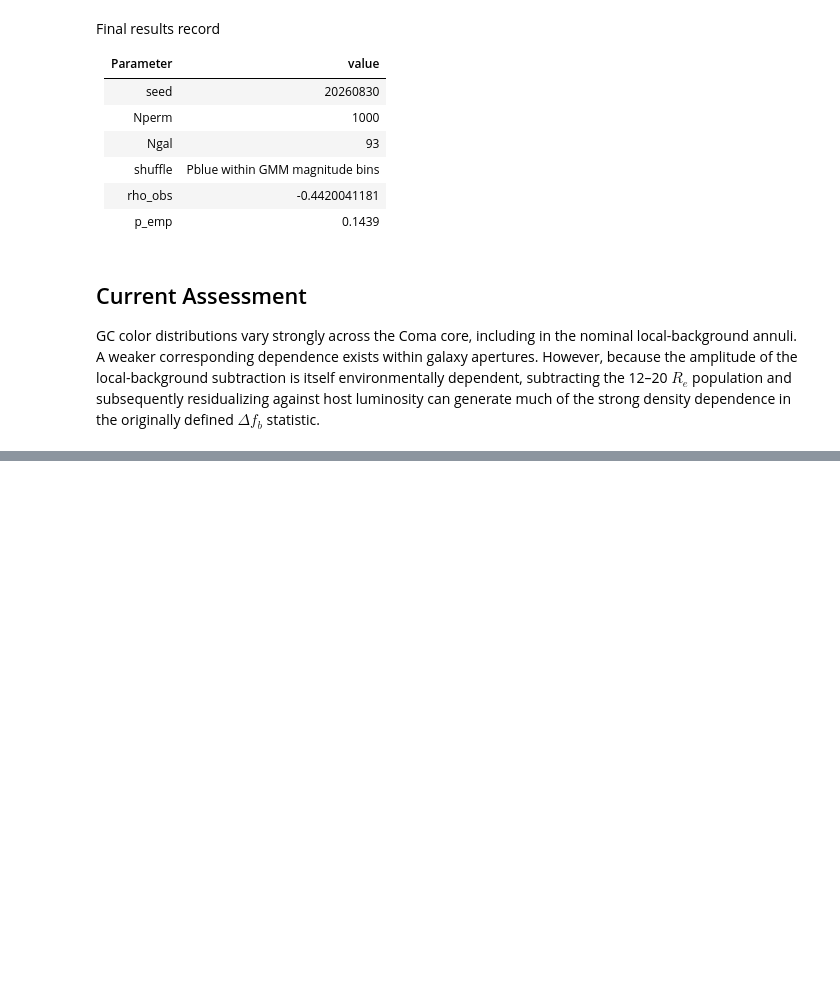
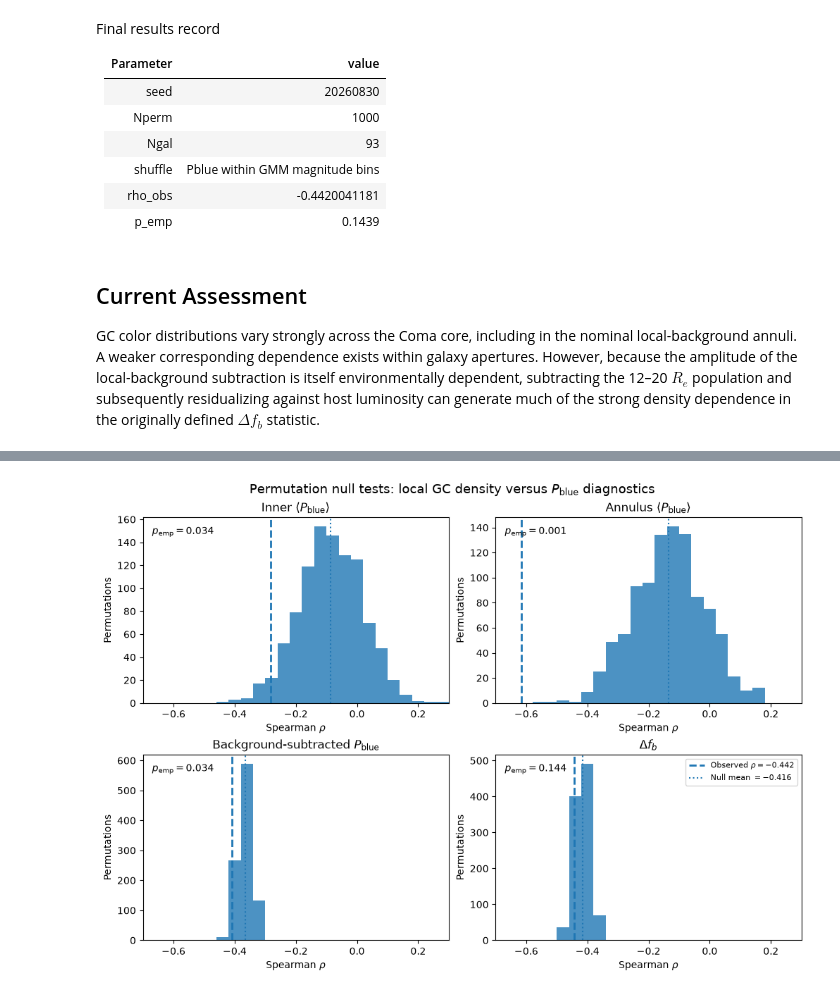
Before and after one commit to Pommers/Coma-GCS-colors, a Jupyter notebook: spatial_pblue_null_test.ipynb, the cells around one changed output, grey strips where cells are left out. Drawn from its saved outputs; the diff is of its cells as text; code cells hidden in the pictures; blank space fills up the shorter version.

Commit message:
Included Permutation null figure
Also fixed previous progression to add multiple permutation records during run.

```diff
--- a/spatial_pblue_null_test.ipynb
+++ b/spatial_pblue_null_test.ipynb
@@ -1129,9 +1126,19 @@ test_perm = evaluate_pblue_assignment(
     cfg,
 )
 
-print(f"N        = {test_perm['N']}")
-print(f"rho_perm = {test_perm['rho']:+.4f}")
-print(f"p_perm   = {test_perm['p']:.3g}")
+pairs = [
+    ("Inner",          "rho_inner",   "p_inner"),
+    ("Annulus",        "rho_annulus", "p_annulus"),
+    ("Bg-subtracted",  "rho_bgsub",   "p_bgsub"),
+    ("Delta f_b",      "rho_delta",   "p_delta"),
+]
+
+for label, rho_key, p_key in pairs:
+    print(
+        f"{label:15s}: "
+        f"rho={test_perm[rho_key]:+.4f}  "
+        f"p={test_perm[p_key]:.3g}"
+    )
 # %% [output]
 Finite Pblue: 21834 21834
 Multiset preserved: True
@@ -1224,4 +1287,6 @@ for i in tqdm(range(N_PERM), desc="Permutations"):
 # %%
+rho_null = null_df["rho_delta"]
+
 print(f"N perm       = {len(rho_null)}")
 print(f"mean         = {np.mean(rho_null):+.4f}")
 print(f"median       = {np.median(rho_null):+.4f}")
@@ -1374,0 +1442,72 @@ GC color distributions vary strongly across the Coma core, including in the nomi
+# %%
+import matplotlib.pyplot as plt
+import numpy as np
+
+observed = {
+    "rho_inner":   -0.2823,
+    "rho_annulus": -0.6167,
+    "rho_bgsub":   -0.4084,
+    "rho_delta":   -0.4420,
+}
+
+labels = {
+    "rho_inner":   r"Inner $\langle P_{\rm blue}\rangle$",
+    "rho_annulus": r"Annulus $\langle P_{\rm blue}\rangle$",
+    "rho_bgsub":   r"Background-subtracted $P_{\rm blue}$",
+    "rho_delta":   r"$\Delta f_b$",
+}
+
+fig, axes = plt.subplots(2, 2, figsize=(10, 7), constrained_layout=True)
+
+for ax, col in zip(axes.flat, observed):
+
+    vals = null_df[col].to_numpy()
+    rho_obs = observed[col]
+
+    n_extreme = np.sum(vals <= rho_obs)
+    p_emp = (n_extreme + 1) / (len(vals) + 1)
+
+    # ax.hist(vals, bins=30, alpha=0.8)
+    bins = np.arange(-0.7, 0.31, 0.04)
+    ax.hist(vals, bins=bins, alpha=0.8)
+
+    ax.axvline(
+        rho_obs,
+        linestyle="--",
+        linewidth=2,
+        label=fr"Observed $\rho={rho_obs:.3f}$"
+    )
+
+    ax.axvline(
+        np.mean(vals),
+        linestyle=":",
+        linewidth=1.5,
+        label=fr"Null mean $={np.mean(vals):.3f}$"
+    )
+
+    ax.set_title(labels[col])
+    ax.set_xlabel(r"Spearman $\rho$")
+    ax.set_ylabel("Permutations")
+
+    ax.text(
+        0.03, 0.95,
+        fr"$p_{{\rm emp}}={p_emp:.3f}$",
+        transform=ax.transAxes,
+        ha="left",
+        va="top",
+    )
+    xlim = (-0.7, 0.3)
+
+    for ax in axes.flat:
+        ax.set_xlim(xlim)
+
+    ax.legend(fontsize=8)
+
+fig.suptitle(
+    r"Permutation null tests: local GC density versus $P_{\rm blue}$ diagnostics",
+    fontsize=13
+)
+
+plt.show()
+# %% [output]
+[figure, added]
```
Also changed, not shown: parts of 10 cells of this notebook.
